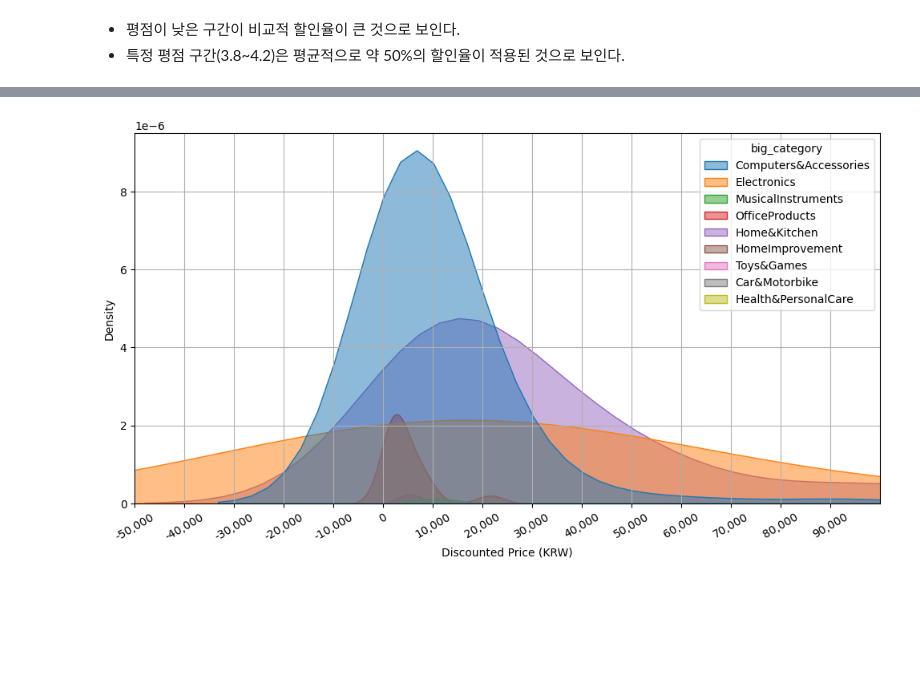
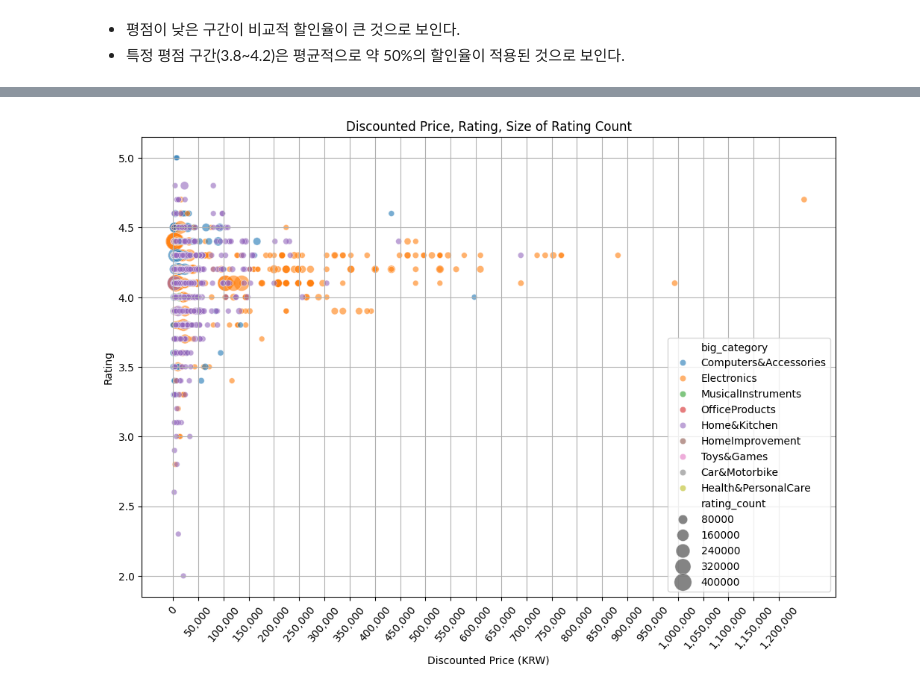
Before and after one commit to BenCyera/Amazon_sales_machine_learning, a Jupyter notebook: notebooks/sehee/price_EDA.ipynb, the cells around one changed output, grey strips where cells are left out. Cells and saved outputs as stored; diff of their text form; code cells hidden in the pictures; blank space fills up the shorter version.

Commit message:
price_EDA 수정 및 추가

```diff
--- a/notebooks/sehee/price_EDA.ipynb
+++ b/notebooks/sehee/price_EDA.ipynb
@@ -133,4 +133,6 @@ amazon_df['rating_count'] = amazon_df['rating_count'].str.replace(',','').astype
 ---
 ### 카테고리별 할인 가격과 할인율 분포
 - Big category 추출
+# %%
+amazon_df.loc[:, 'big_category'] = amazon_df['category'].apply(lambda x: x.split('|')[0])
 # %%
@@ -281,11 +284,21 @@ plt.show()
 # %%
-plt.figure(figsize=(12, 6))
-sns.kdeplot(data=category_price, x='discounted_price_KRW', hue='big_category', fill=True, alpha=0.5, warn_singular=False)
+# 평점, 제품 할인가격과 평점을 남긴 사람 수의 산점도
+plt.figure(figsize=(12, 8))
+sns.scatterplot(
+    data=amazon_df,
+    x='discounted_price_KRW',
+    y='rating',
+    hue='big_category',
+    size='rating_count',
+    sizes=(30, 300),
+    alpha=0.6
+)
 plt.xlabel('Discounted Price (KRW)')
-plt.xlim(-50000, 100000)
-ticks = range(-50000, 100000, 10000)
-plt.xticks(ticks, [f'{tick:,}' for tick in ticks], rotation=30)
-plt.grid()
+plt.ylabel('Rating')
+plt.title('Discounted Price, Rating, Size of Rating Count')
+ticks = range(0, amazon_df['discounted_price_KRW'].max(), 50000)
+plt.xticks(ticks, [f'{tick:,}' for tick in ticks], rotation=50)
+plt.grid(True)
 plt.show()
 # %% [output]
-[figure, old version]
+[figure, new version]
```
Also changed, not shown: parts of 10 cells of this notebook.
